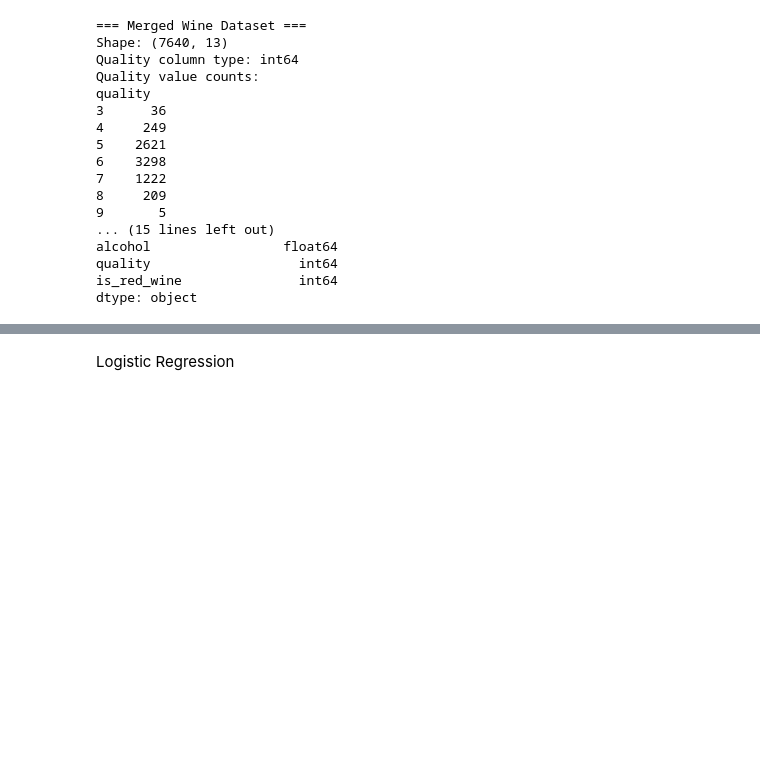
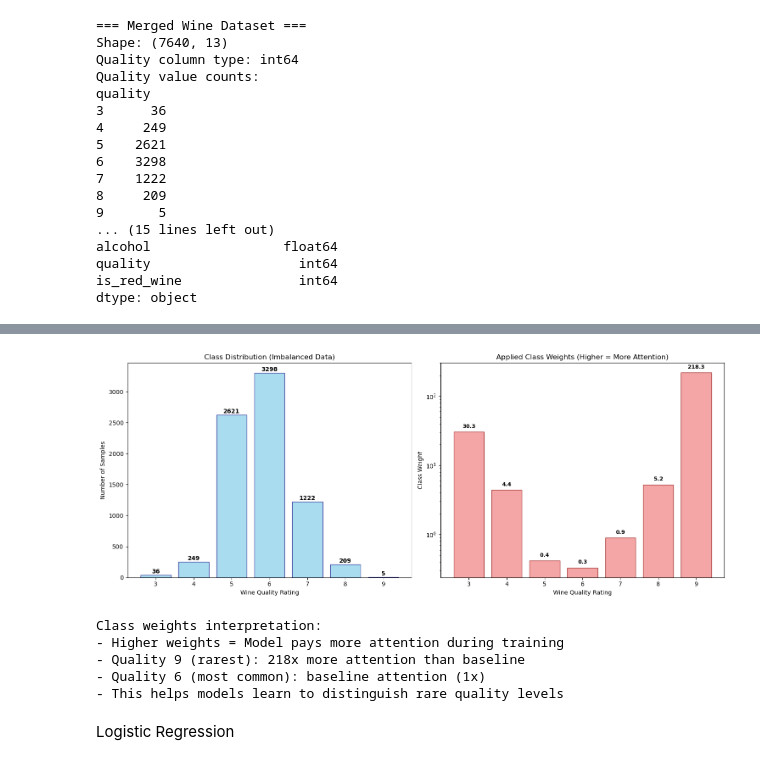
Before and after one commit to dylangeorg3/ENGG2112_Project, a Jupyter notebook: QualityModelsRegression.ipynb, the cells around one changed output, grey strips where cells are left out. Drawn from its saved outputs; the diff is of its cells as text; code cells hidden in the pictures; blank space fills up the shorter version.

```diff
--- a/QualityModelsRegression.ipynb
+++ b/QualityModelsRegression.ipynb
@@ -176,3 +245,56 @@ dtype: object
+# %%
+# Visualize class imbalance and corresponding weights
+import matplotlib.pyplot as plt
+
+fig, (ax1, ax2) = plt.subplots(1, 2, figsize=(15, 6))
+
+# Plot 1: Class distribution (counts)
+quality_counts = df_merged['quality'].value_counts().sort_index()
+quality_levels = quality_counts.index
+counts = quality_counts.values
+
+bars1 = ax1.bar(quality_levels, counts, color='skyblue', edgecolor='navy', alpha=0.7)
+ax1.set_xlabel('Wine Quality Rating')
+ax1.set_ylabel('Number of Samples')
+ax1.set_title('Class Distribution (Imbalanced Data)')
+ax1.set_xticks(quality_levels)
+
+# Add count labels on bars
+for bar, count in zip(bars1, counts):
+    height = bar.get_height()
+    ax1.text(bar.get_x() + bar.get_width()/2., height + 10,
+             f'{count}', ha='center', va='bottom', fontweight='bold')
+
+# Plot 2: Class weights
+weights = [class_weight_dict[q] for q in quality_levels]
+bars2 = ax2.bar(quality_levels, weights, color='lightcoral', edgecolor='darkred', alpha=0.7)
+ax2.set_xlabel('Wine Quality Rating')
+ax2.set_ylabel('Class Weight')
+ax2.set_title('Applied Class Weights (Higher = More Attention)')
+ax2.set_xticks(quality_levels)
+ax2.set_yscale('log')  # Log scale due to wide range
+
+# Add weight labels on bars
+for bar, weight in zip(bars2, weights):
+    height = bar.get_height()
+    ax2.text(bar.get_x() + bar.get_width()/2., height * 1.1,
+             f'{weight:.1f}', ha='center', va='bottom', fontweight='bold', fontsize=9)
+
+plt.tight_layout()
+plt.show()
+
+print("Class weights interpretation:")
+print("- Higher weights = Model pays more attention during training")
+print("- Quality 9 (rarest): 218x more attention than baseline")
+print("- Quality 6 (most common): baseline attention (1x)")
+print("- This helps models learn to distinguish rare quality levels")
+# %% [output]
+[figure, added]
+Class weights interpretation:
+- Higher weights = Model pays more attention during training
+- Quality 9 (rarest): 218x more attention than baseline
+- Quality 6 (most common): baseline attention (1x)
+- This helps models learn to distinguish rare quality levels
 # %% [markdown]
 Logistic Regression
 # %%
```
Also changed, not shown: parts of 10 cells of this notebook, 4 other files.
